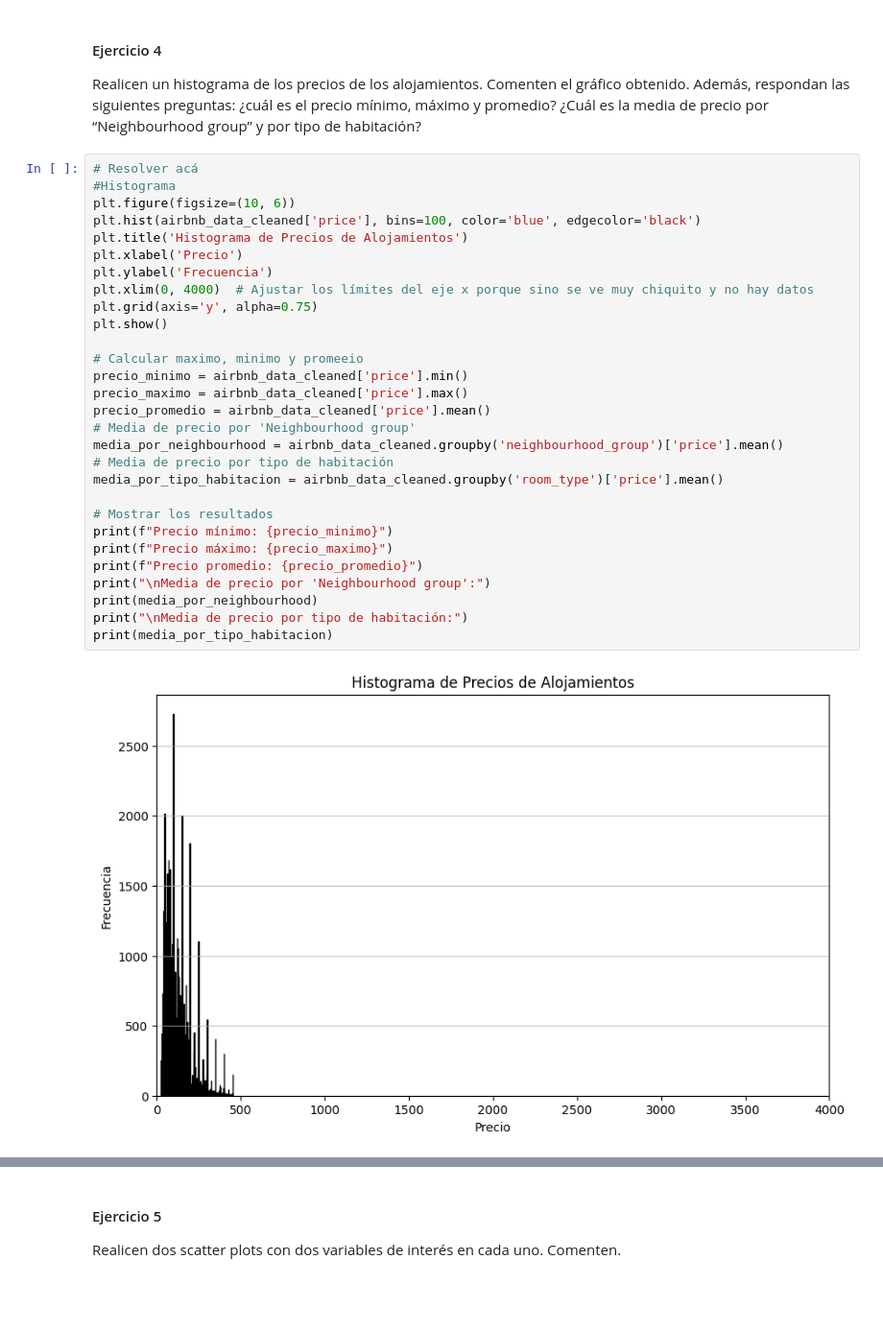
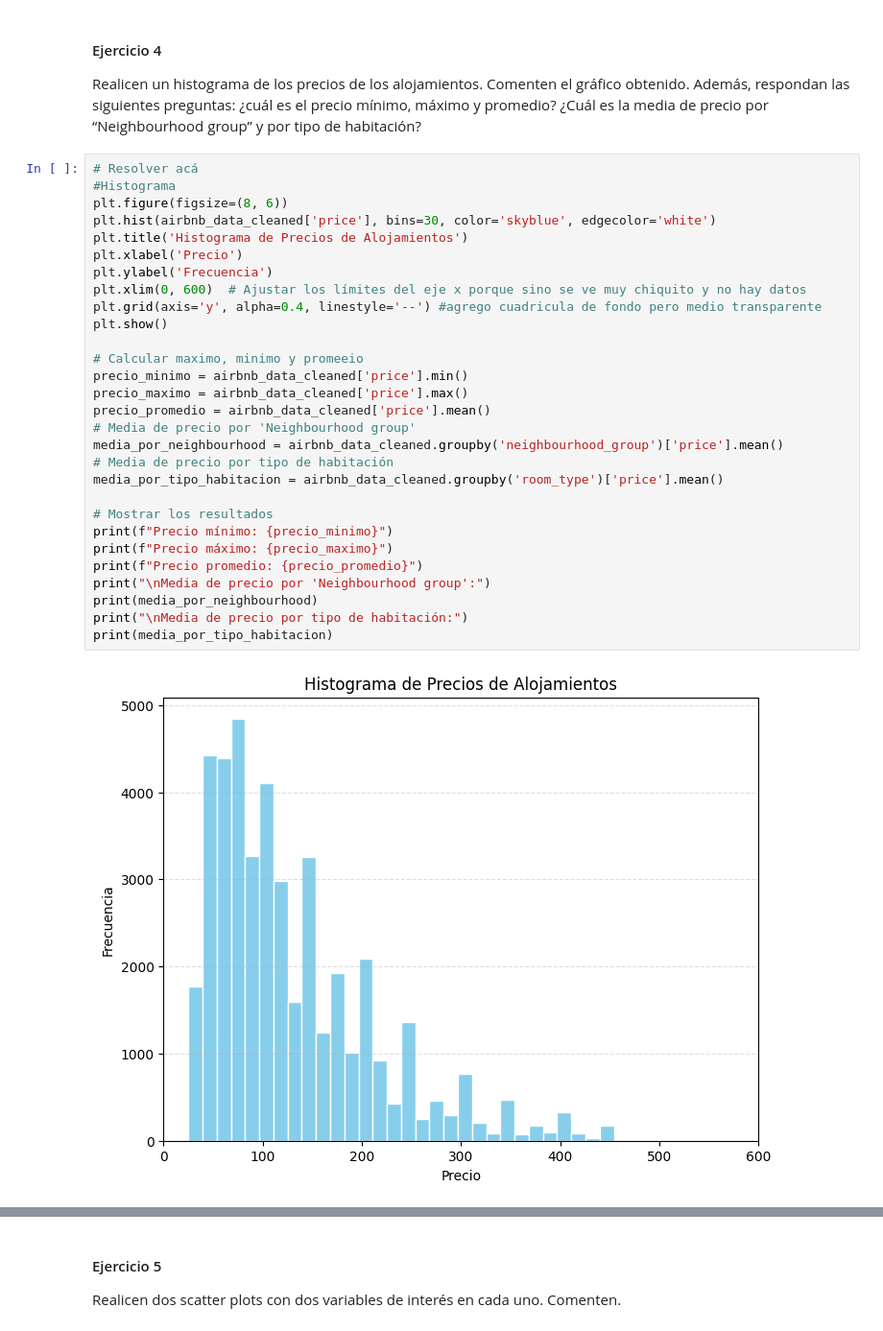
Before and after one commit to IaraWilliams/CC408-T2-2, a Jupyter notebook: TP2/TP2.ipynb, the cells around one changed output, grey strips where cells are left out. Shown at 96% size. Cells and saved outputs as stored; diff of their text form; blank space fills up the shorter version.

```diff
--- a/TP2/TP2.ipynb
+++ b/TP2/TP2.ipynb
@@ -283,34 +283,34 @@ Realicen un histograma de los precios de los alojamientos. Comenten el gráfico
 # %%
 # Resolver acá
 #Histograma
-plt.figure(figsize=(10, 6))
-plt.hist(airbnb_data_cleaned['price'], bins=100, color='blue', edgecolor='black')
+plt.figure(figsize=(8, 6))
+plt.hist(airbnb_data_cleaned['price'], bins=30, color='skyblue', edgecolor='white')
 plt.title('Histograma de Precios de Alojamientos')
 plt.xlabel('Precio')
 plt.ylabel('Frecuencia')
-plt.xlim(0, 4000)  # Ajustar los límites del eje x porque sino se ve muy chiquito y no hay datos
-plt.grid(axis='y', alpha=0.75)
+plt.xlim(0, 600)  # Ajustar los límites del eje x porque sino se ve muy chiquito y no hay datos
+plt.grid(axis='y', alpha=0.4, linestyle='--') #agrego cuadricula de fondo pero medio transparente
 plt.show()
 
 # Calcular maximo, minimo y promeeio
 precio_minimo = airbnb_data_cleaned['price'].min()
 precio_maximo = airbnb_data_cleaned['price'].max()
 precio_promedio = airbnb_data_cleaned['price'].mean()
 # Media de precio por 'Neighbourhood group'
 media_por_neighbourhood = airbnb_data_cleaned.groupby('neighbourhood_group')['price'].mean()
 # Media de precio por tipo de habitación
 media_por_tipo_habitacion = airbnb_data_cleaned.groupby('room_type')['price'].mean()
 
 # Mostrar los resultados
 print(f"Precio mínimo: {precio_minimo}")
 print(f"Precio máximo: {precio_maximo}")
 print(f"Precio promedio: {precio_promedio}")
 print("\nMedia de precio por 'Neighbourhood group':")
 print(media_por_neighbourhood)
 print("\nMedia de precio por tipo de habitación:")
 print(media_por_tipo_habitacion)
 # %% [output]
-[figure, old version]
+[figure, new version]
 Precio mínimo: 25.0
 Precio máximo: 454.0
 Precio promedio: 129.90040117802565
```
Also changed, not shown: parts of 2 cells of this notebook.
